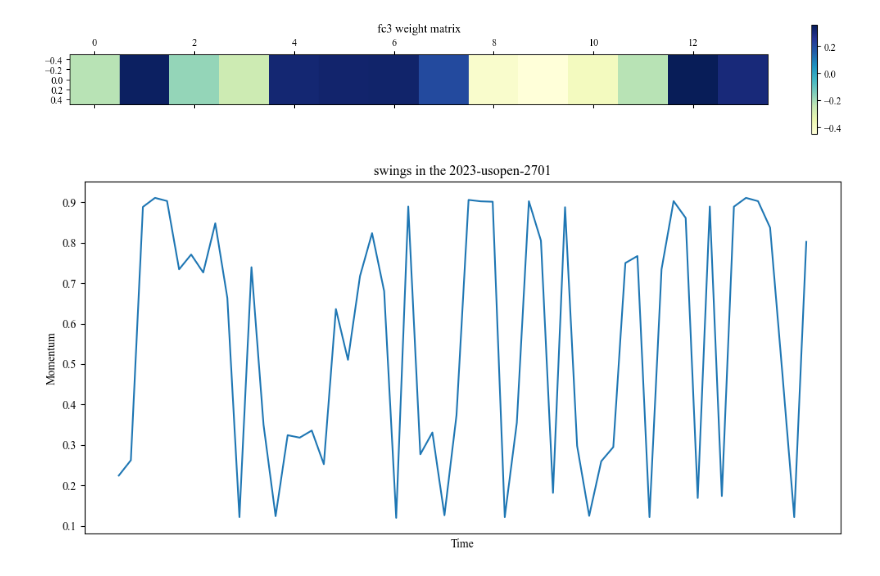
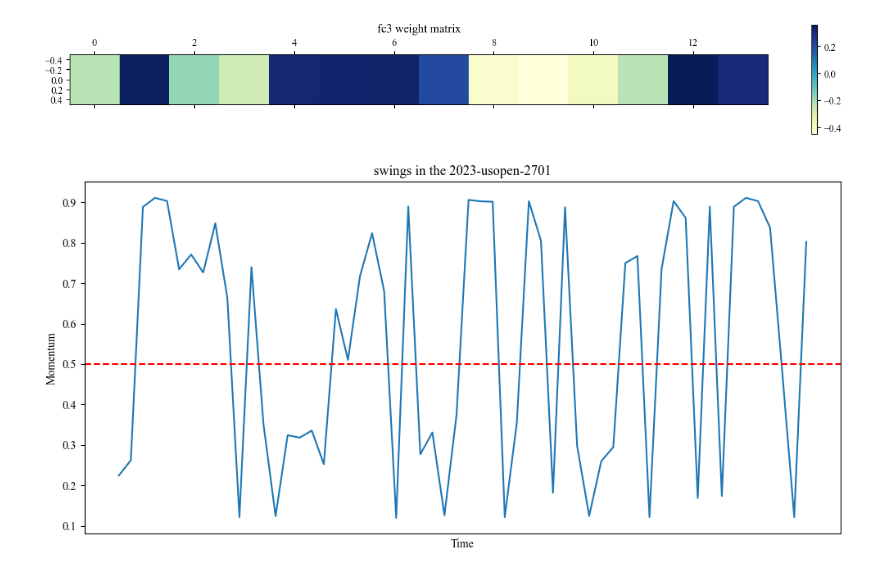
Before and after one commit to curryfromuestc/2024_MCM_C, a Jupyter notebook: code/for_female_tennis.ipynb, the cells around one changed output. Saved outputs shown, nothing was run; the diff lists cells and outputs as text; code cells hidden in the pictures.

```diff
--- a/code/for_female_tennis.ipynb
+++ b/code/for_female_tennis.ipynb
@@ -189,20 +189,21 @@ SetPredictor(
 # %%
 dataflow = pd.read_csv('/Users/curryyang/code/2024_MCM_C_UESTC/exported_datasets/femal_exported.csv')
 x = dataflow['Time'].iloc[4391:]
 y = dataflow['Predicted_Value'].iloc[4391:]
 plt.figure(figsize=(10, 5))
 plt.plot(x, y)
+plt.axhline(y=0.5, color='r', linestyle='--')
 ax = plt.gca()
 
 # 隐藏x轴的刻度
 ax.set_xticks([])
 
 # 隐藏x轴的刻度标签（如果需要）
 ax.set_xticklabels([])
 plt.xlabel('Time')
 plt.ylabel('Momentum')
 plt.title('swings in the 2023-usopen-2701')
 plt.tight_layout()
 plt.show()
 # %% [output]
-[figure, old version]
+[figure, new version]
```
Also changed, not shown: 1 other file.
